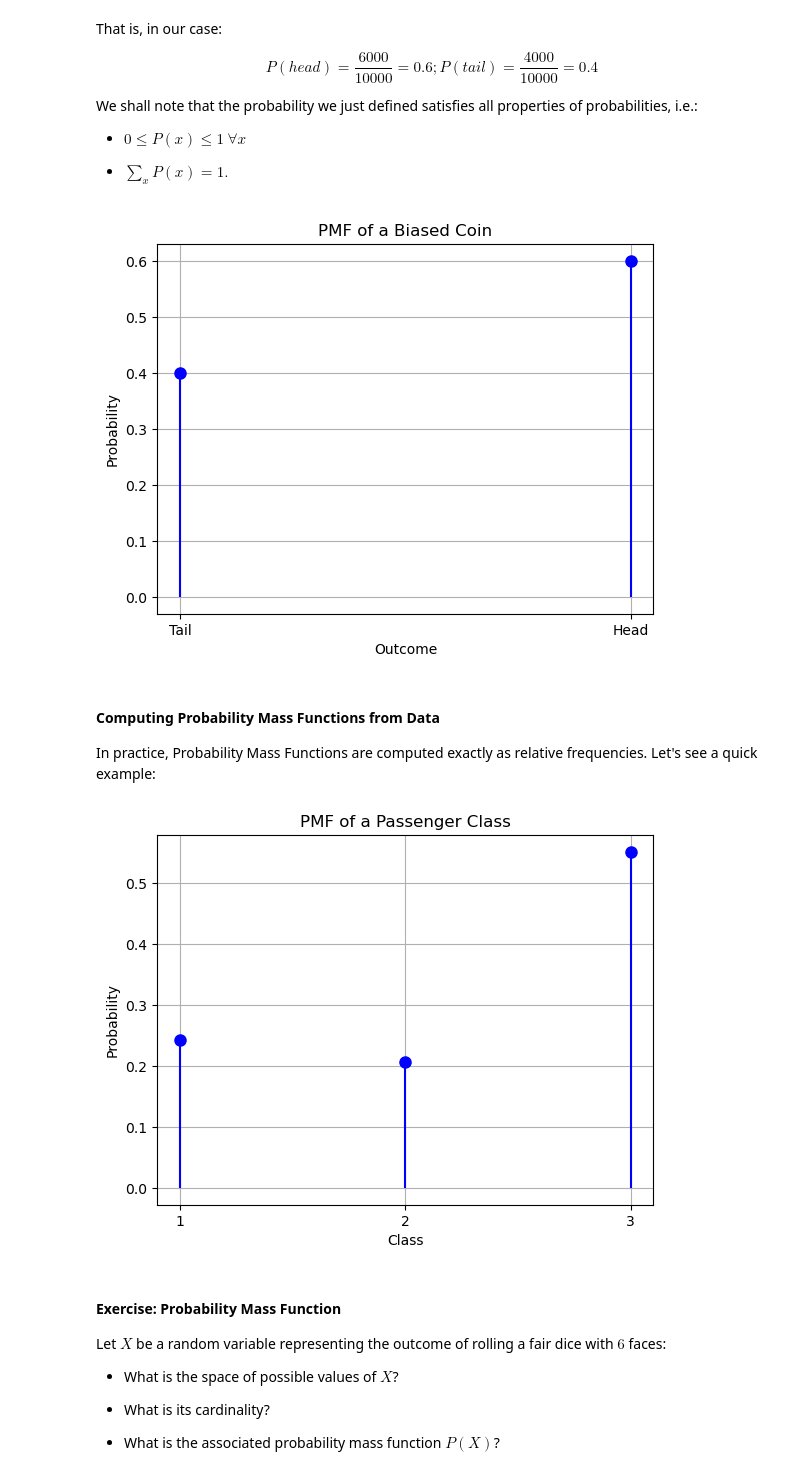
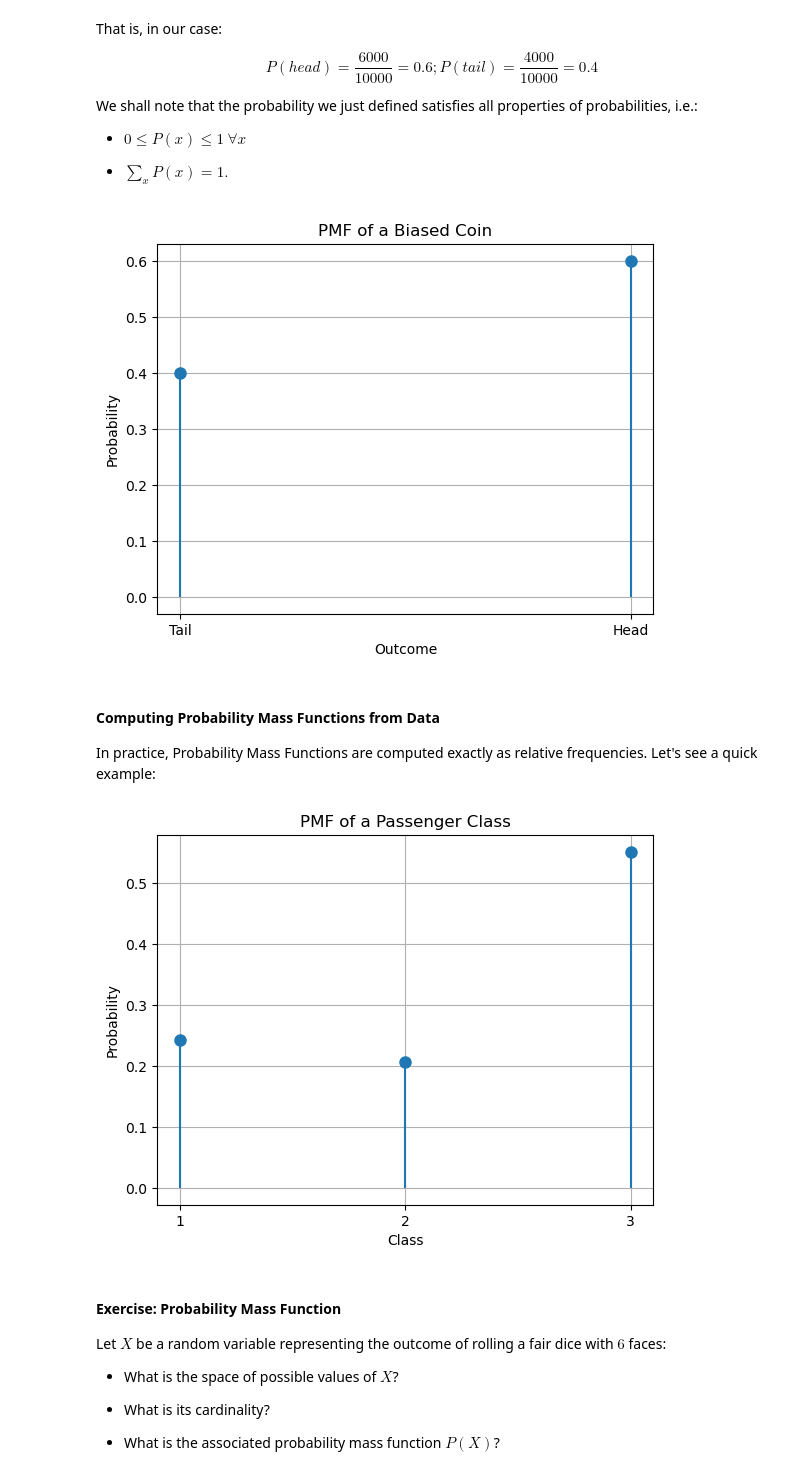
Before and after one commit to antoninofurnari/fadlecturenotes2526, a Jupyter notebook: _sources/lectures/05_data_distributions.ipynb, the cells around one changed output. Saved outputs shown, nothing was run; the diff lists cells and outputs as text; code cells hidden in the pictures.

```diff
--- a/_sources/lectures/05_data_distributions.ipynb
+++ b/_sources/lectures/05_data_distributions.ipynb
@@ -134,8 +134,8 @@ labels = ["Tail", "Head"]
 probability = [0.4, 0.6]
 
 # Create the PMF plot with vertical lines and dots
-plt.vlines(outcomes, ymin=0, ymax=probability, colors='b', linestyles='solid')
-plt.plot(outcomes, probability, 'bo', markersize=8)
+plt.vlines(outcomes, ymin=0, ymax=probability, linestyles='solid')
+plt.plot(outcomes, probability, 'o', markersize=8)
 plt.xlabel('Outcome')
 plt.ylabel('Probability')
 plt.title('PMF of a Biased Coin')
@@ -145,28 +145,28 @@ plt.grid(True)
 # Show the plot
 plt.show()
 # %% [output]
-[figure, old version]
+[figure, new version]
 # %% [markdown]
 #### Computing Probability Mass Functions from Data
 In practice, Probability Mass Functions are computed exactly as relative frequencies. Let's see a quick example:
 # %%
 import pandas as pd
 titanic = pd.read_csv('https://raw.githubusercontent.com/agconti/kaggle-titanic/master/data/train.csv',
                      index_col='PassengerId')
 pclass = titanic['Pclass'].value_counts(normalize=True).sort_index()
 
-plt.vlines(pclass.index.values, ymin=0, ymax=pclass.values, colors='b', linestyles='solid')
-plt.plot(pclass.index.values, pclass.values, 'bo', markersize=8)
+plt.vlines(pclass.index.values, ymin=0, ymax=pclass.values,  linestyles='solid')
+plt.plot(pclass.index.values, pclass.values, 'o', markersize=8)
 plt.xlabel('Class')
 plt.ylabel('Probability')
 plt.title('PMF of a Passenger Class')
 plt.xticks(pclass.index.values)
 plt.grid(True)
 
 # Show the plot
 plt.show()
 # %% [output]
-[figure, old version]
+[figure, new version]
 # %% [markdown]
 #### Exercise: Probability Mass Function
 
```
Also changed, not shown: parts of 16 cells of this notebook, 16 other files.
